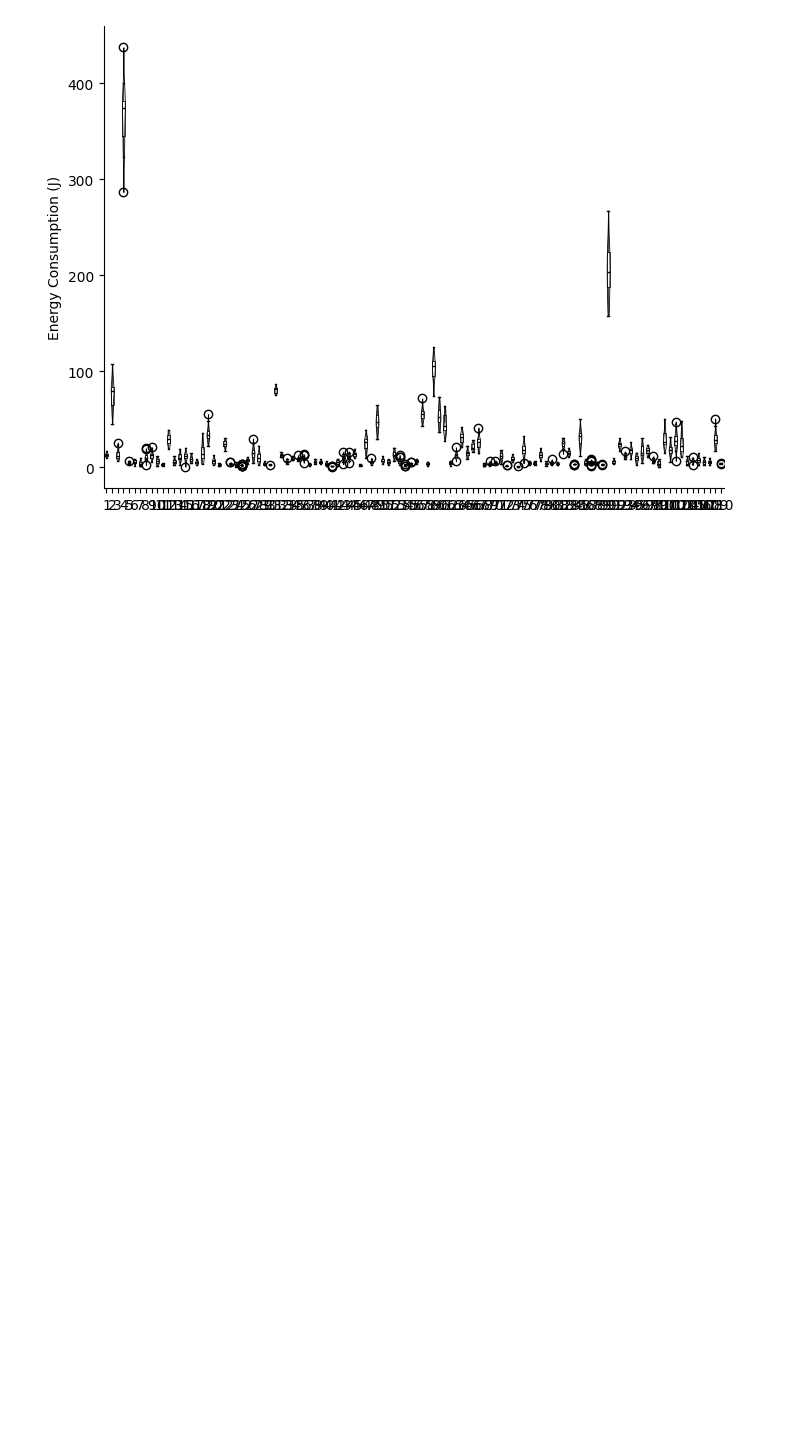
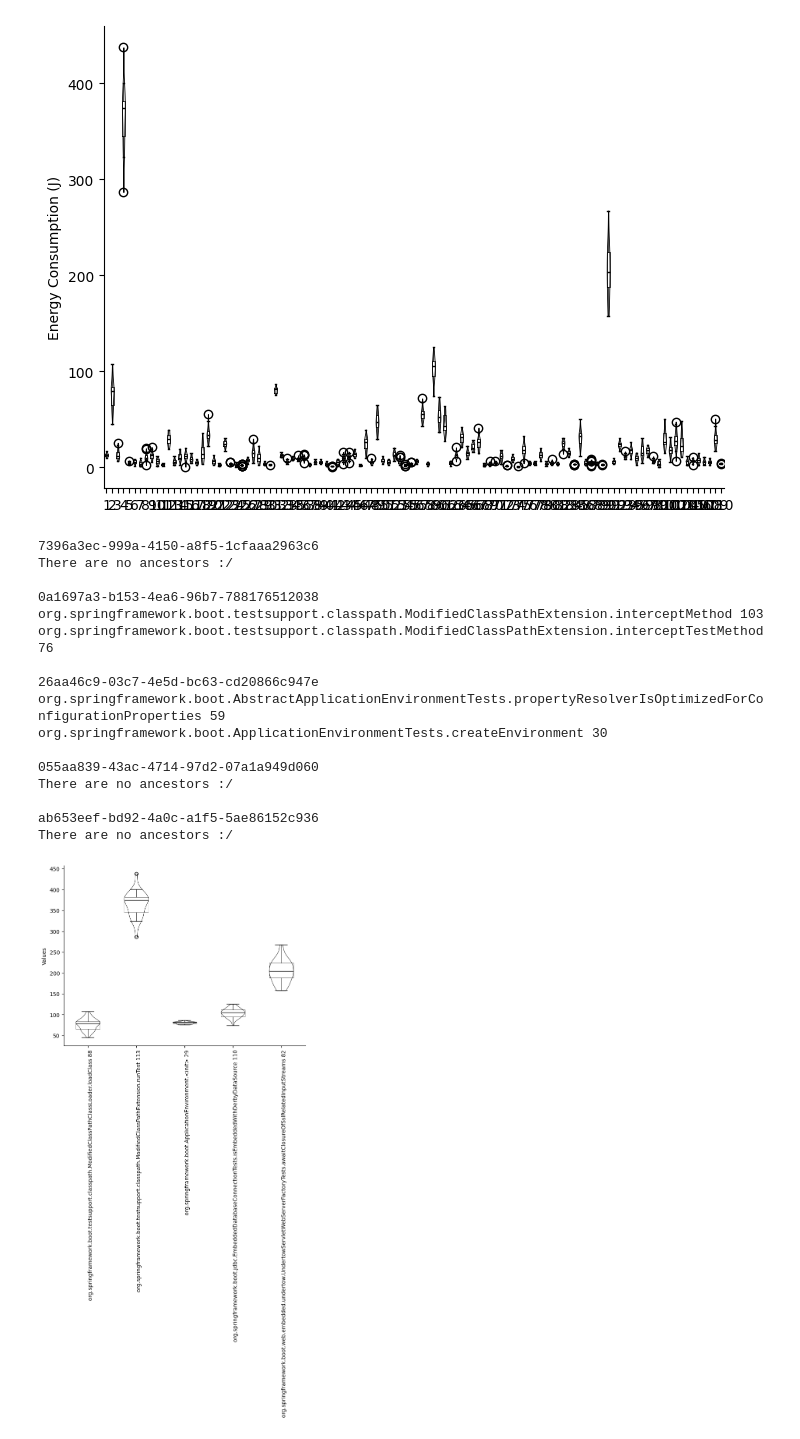
Before and after one commit to JeromeMaquoi/sentinel-notebook, a Jupyter notebook: analysis.ipynb, the cells around one changed output. Cells and saved outputs as stored; diff of their text form; code cells hidden in the pictures; blank space fills up the shorter version.

Commit message:
Getting ancestors of a joular node id

```diff
--- a/analysis.ipynb
+++ b/analysis.ipynb
@@ -34,2 +34,34 @@ violin_and_boxplot(normal_values, labels=labels, ylabel="Energy Consumption (J)"
 # %% [output]
 [figure]
+# %%
+all_project_means = mean_dict(all_normal_data_without_outliers)
+#violin_and_boxplot(all_project_means)
+first_quartile = filter_highest_data(all_normal_data_without_outliers, all_project_means, 4)
+first_quartile_values = [doc["values"] for doc in first_quartile]
+labels = [doc["measurableElement"]["classMethodSignature"] + " " + str(doc["lineNumber"]) for doc in first_quartile]
+
+for doc in first_quartile:
+    label = doc["measurableElement"]["classMethodSignature"] + " " + str(doc["lineNumber"])
+    print(doc["id"])
+    get_ancestors_from_joular_node_entity_id(doc["id"])
+    print()
+
+violin_and_boxplot(first_quartile_values, labels=labels)
+# %% [output]
+7396a3ec-999a-4150-a8f5-1cfaaa2963c6
+There are no ancestors :/
+
+0a1697a3-b153-4ea6-96b7-788176512038
+org.springframework.boot.testsupport.classpath.ModifiedClassPathExtension.interceptMethod 103
+org.springframework.boot.testsupport.classpath.ModifiedClassPathExtension.interceptTestMethod 76
+
+26aa46c9-03c7-4e5d-bc63-cd20866c947e
+org.springframework.boot.AbstractApplicationEnvironmentTests.propertyResolverIsOptimizedForConfigurationProperties 59
+org.springframework.boot.ApplicationEnvironmentTests.createEnvironment 30
+
+055aa839-43ac-4714-97d2-07a1a949d060
+There are no ancestors :/
+
+ab653eef-bd92-4a0c-a1f5-5ae86152c936
+There are no ancestors :/
+[figure, added]
```
Also changed, not shown: parts of 1 cell of this notebook, 1 other file.
